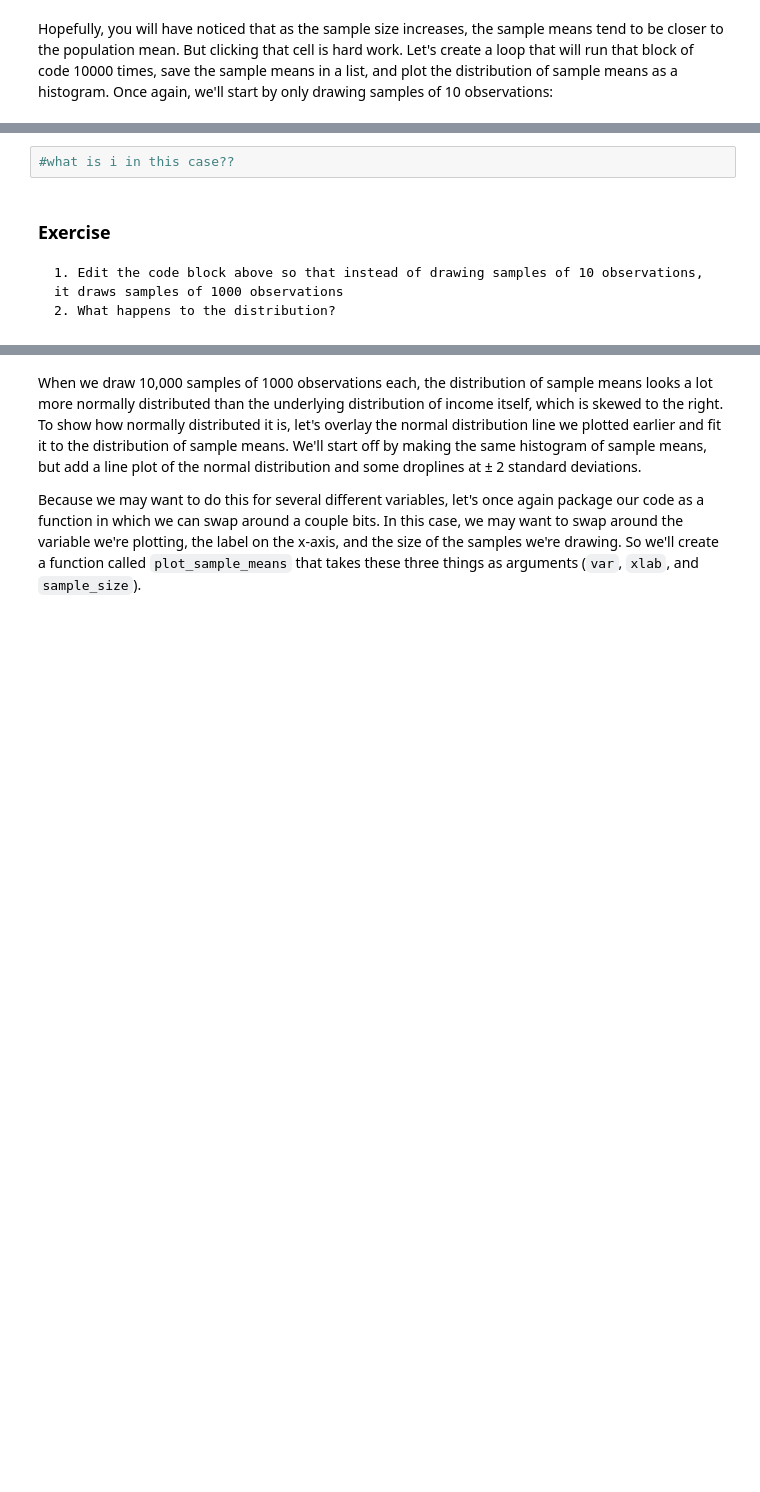
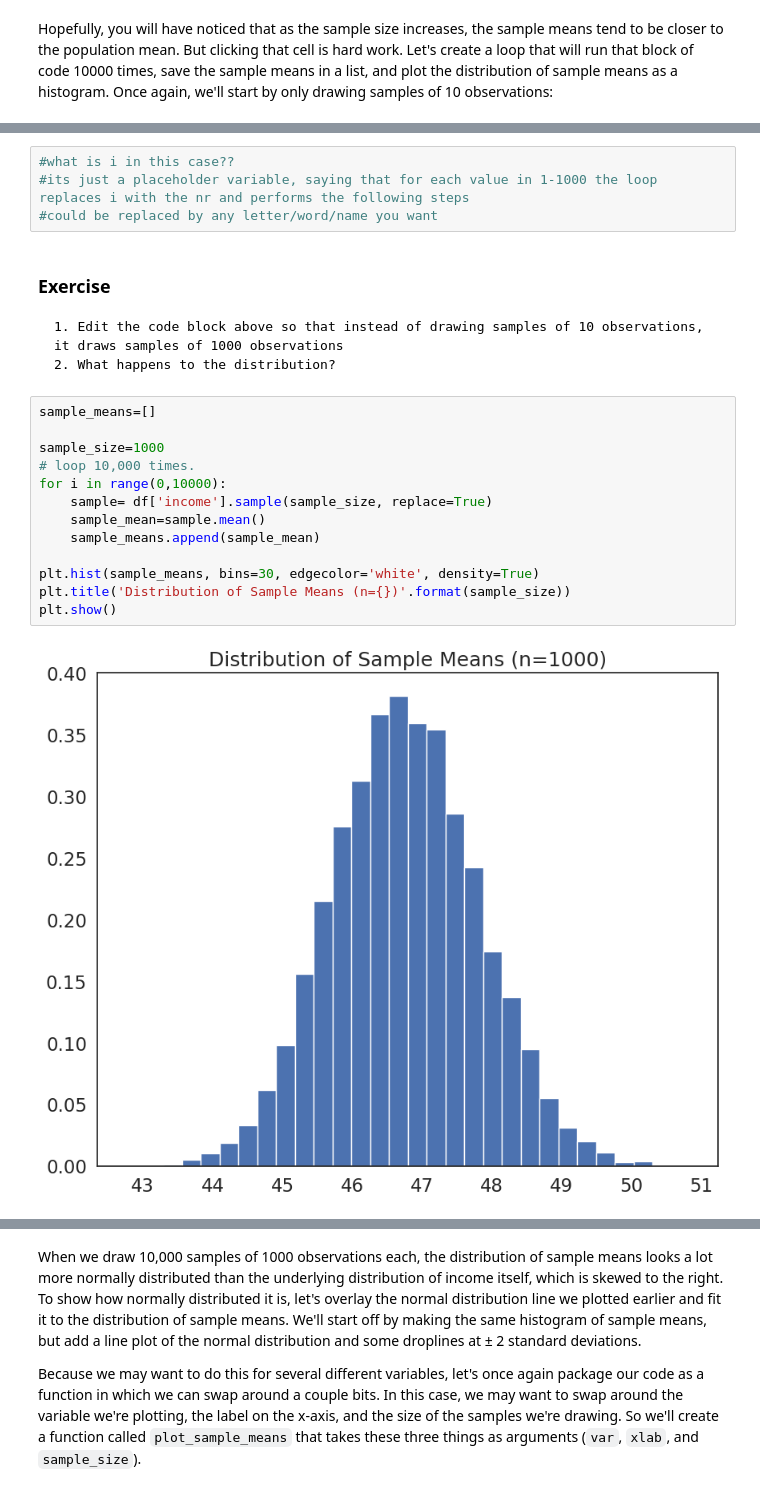
Before and after one commit to eli576/QM2, a Jupyter notebook: notebooks/W05. Distributions and Basic Statistics.ipynb, the cells around one changed output, grey strips where cells are left out. Saved outputs shown, nothing was run; the diff lists cells and outputs as text; blank space fills up the shorter version.

```diff
--- a/notebooks/W05. Distributions and Basic Statistics.ipynb
+++ b/notebooks/W05. Distributions and Basic Statistics.ipynb
@@ -457,7 +461,24 @@ plt.show()
-# %%
-#what is i in this case??
+# %%
+#what is i in this case??
+#its just a placeholder variable, saying that for each value in 1-1000 the loop replaces i with the nr and performs the following steps
+#could be replaced by any letter/word/name you want
 # %% [markdown]
 ### Exercise
 
     1. Edit the code block above so that instead of drawing samples of 10 observations, it draws samples of 1000 observations
     2. What happens to the distribution?
+# %%
+sample_means=[]
+
+sample_size=1000
+# loop 10,000 times.
+for i in range(0,10000):
+    sample= df['income'].sample(sample_size, replace=True)
+    sample_mean=sample.mean()
+    sample_means.append(sample_mean)
+
+plt.hist(sample_means, bins=30, edgecolor='white', density=True)
+plt.title('Distribution of Sample Means (n={})'.format(sample_size))
+plt.show()
+# %% [output]
+[figure, added]
```
Also changed, not shown: parts of 18 cells of this notebook.
